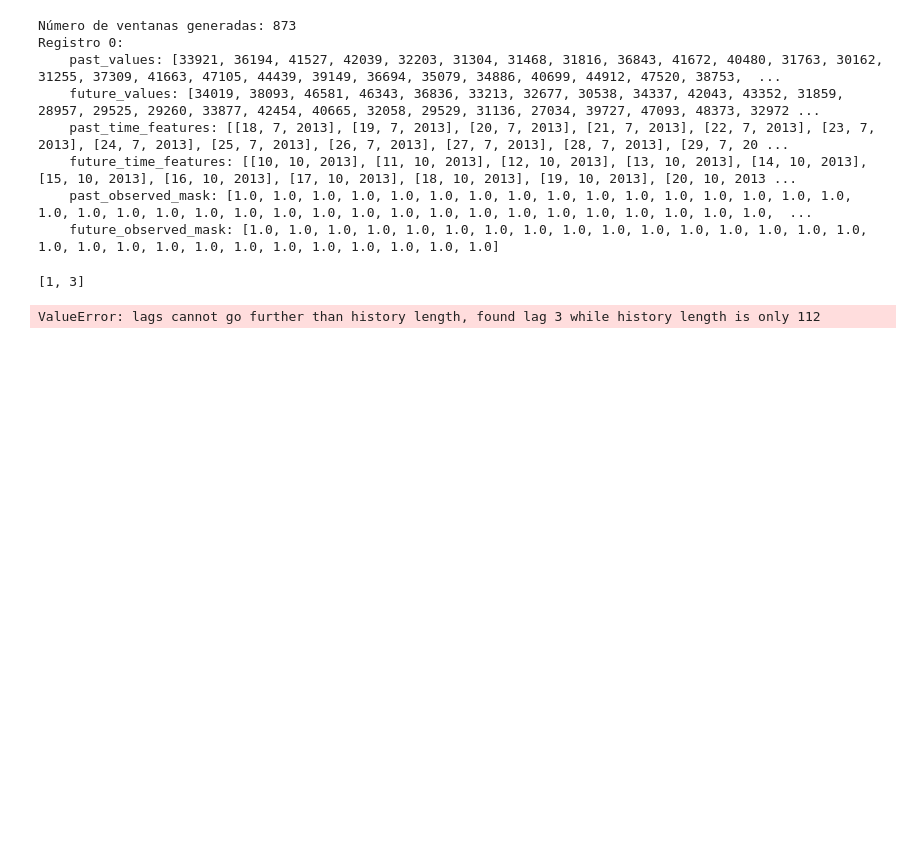
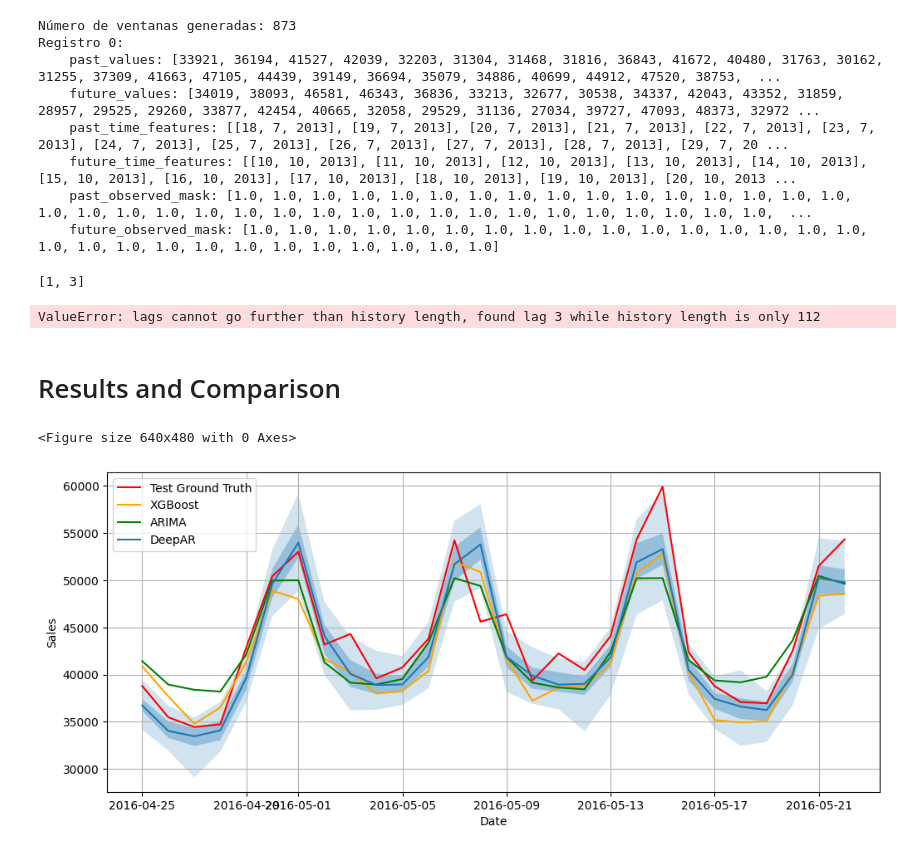
Before and after one commit to alanglk/KISA_ITSDA, a Jupyter notebook: TSF/time_series_forecasting.ipynb, the cells around one changed output. Cells and saved outputs as stored; diff of their text form; code cells hidden in the pictures; blank space fills up the shorter version.

```diff
--- a/TSF/time_series_forecasting.ipynb
+++ b/TSF/time_series_forecasting.ipynb
@@ -180,14 +188,6 @@ data['year'] = calendar_reduced['year']
 data['event_name_1'] = calendar_reduced['event_name_1'].notna()
 data['event_name_2'] = calendar_reduced['event_name_2'].notna()
 # %%
-from datetime import date
-import pandas as pd
-import numpy as np
-import matplotlib.pyplot as plt
-from xgboost import XGBRegressor
-from sklearn.metrics import mean_squared_error
-from sklearn.model_selection import train_test_split
-
 def train_and_validate_xgb(X_train, X_val, y_train, y_val, param_ranges):
     """
     Entrena y valida modelos XGBRegressor con diferentes combinaciones de hiperparámetros.
@@ -299,6 +299,7 @@ fechas_futuras = fechas_futuras.drop(columns=['date'])
 
 date_range = pd.date_range(start='2016-03-27', periods=28)
 fechas_val = pd.DataFrame({'date': date_range})
+future_predictions = best_model_info["model"].predict(fechas_futuras)
 
 # Graficar las predicciones
 plot_forecast(
@@ -572,3 +573,30 @@ trainer.train() # Entrenar el modelo
 # %% [output]
 [1, 3]
 ValueError: lags cannot go further than history length, found lag 3 while history length is only 112
+# %% [markdown]
+# Results and Comparison
+# %%
+# Plot predictions
+plt.tight_layout()
+plt.figure(figsize=(12, 5))
+# plt.plot(all_df.index[-30:], all_df.values[-30:], color="black", label = "Training Data")
+plt.plot(test_df.index, test_df.values, color = "red", label = "Test Ground Truth")
+
+# XGBoost
+plt.plot(fechas_futuras['date'], future_predictions, label="XGBoost", color="orange")
+
+# Arima
+plt.plot(pronostico_arima, label="ARIMA", color="green")
+
+# DeepAR
+test_forecast.plot(name="DeepAR")
+
+#plt.legend(["Training Data", "Ground Truth", "Ground Truth", "Evaluation Predictions", None, None, "Test Predictions"], loc="lower left")
+plt.legend(loc = "upper left")
+plt.grid()
+plt.xlabel("Date")
+plt.ylabel("Sales")
+plt.show()
+# %% [output]
+<Figure size 640x480 with 0 Axes>
+[figure, added]
```
Also changed, not shown: parts of 7 cells of this notebook, 5 other files.
